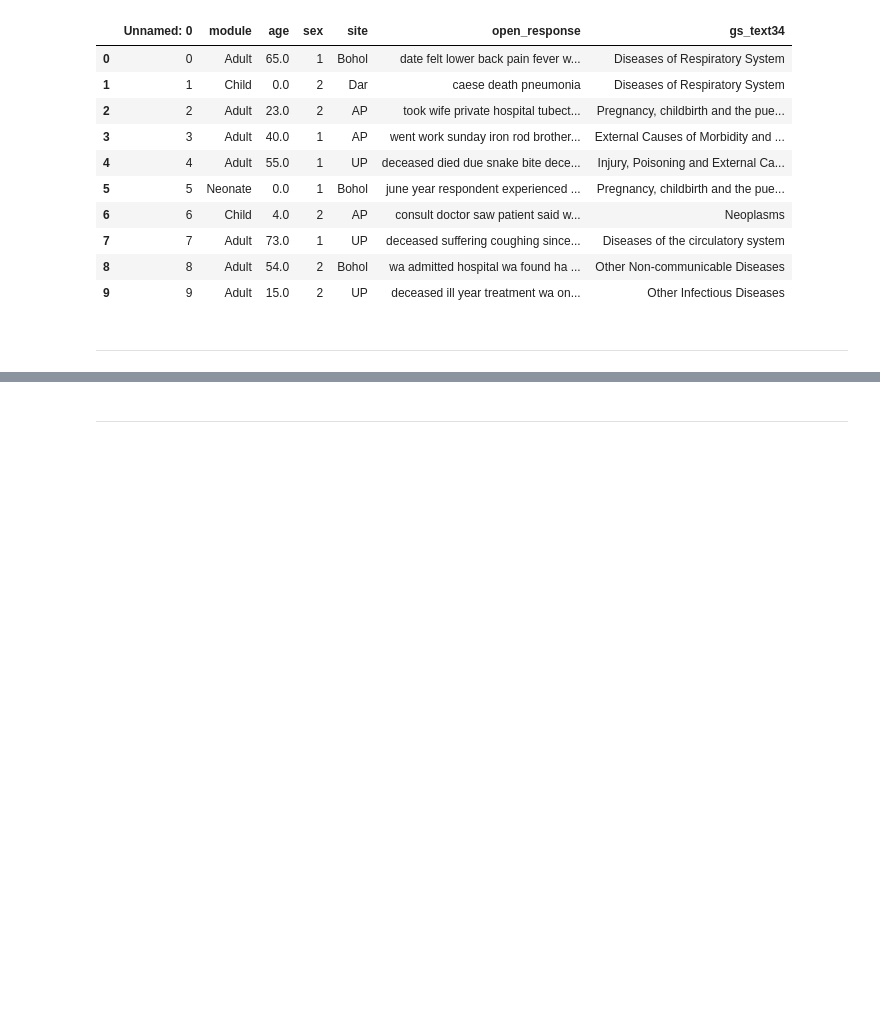
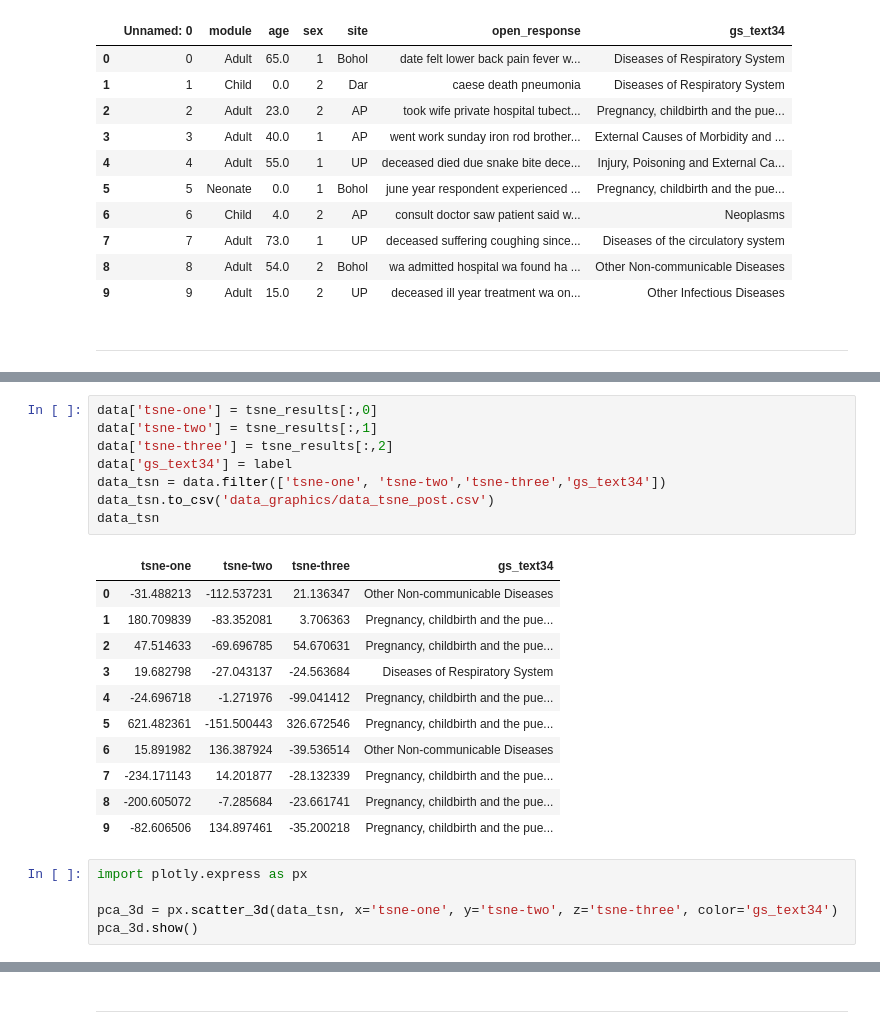
Before and after one commit to PeioLlano/MD-Verbal-Autopsy-Clustering, a Jupyter notebook: ClusteringVerbalAutopsy.ipynb, the cells around one changed output, grey strips where cells are left out. Cells and saved outputs as stored; diff of their text form; blank space fills up the shorter version.

```diff
--- a/ClusteringVerbalAutopsy.ipynb
+++ b/ClusteringVerbalAutopsy.ipynb
@@ -1297,0 +1352,25 @@ data.head(10)
+# %%
+data['tsne-one'] = tsne_results[:,0]
+data['tsne-two'] = tsne_results[:,1]
+data['tsne-three'] = tsne_results[:,2]
+data['gs_text34'] = label
+data_tsn = data.filter(['tsne-one', 'tsne-two','tsne-three','gs_text34'])
+data_tsn.to_csv('data_graphics/data_tsne_post.csv')
+data_tsn
+# %% [output]
+|  | tsne-one | tsne-two | tsne-three | gs_text34 |
+| 0 | -31.488213 | -112.537231 | 21.136347 | Other Non-communicable Diseases |
+| 1 | 180.709839 | -83.352081 | 3.706363 | Pregnancy, childbirth and the pue... |
+| 2 | 47.514633 | -69.696785 | 54.670631 | Pregnancy, childbirth and the pue... |
+| 3 | 19.682798 | -27.043137 | -24.563684 | Diseases of Respiratory System |
+| 4 | -24.696718 | -1.271976 | -99.041412 | Pregnancy, childbirth and the pue... |
+| 5 | 621.482361 | -151.500443 | 326.672546 | Pregnancy, childbirth and the pue... |
+| 6 | 15.891982 | 136.387924 | -39.536514 | Other Non-communicable Diseases |
+| 7 | -234.171143 | 14.201877 | -28.132339 | Pregnancy, childbirth and the pue... |
+| 8 | -200.605072 | -7.285684 | -23.661741 | Pregnancy, childbirth and the pue... |
+| 9 | -82.606506 | 134.897461 | -35.200218 | Pregnancy, childbirth and the pue... |
+# %%
+import plotly.express as px
+
+pca_3d = px.scatter_3d(data_tsn, x='tsne-one', y='tsne-two', z='tsne-three', color='gs_text34')
+pca_3d.show()
```
Also changed, not shown: parts of 30 cells of this notebook, 1 other file.
